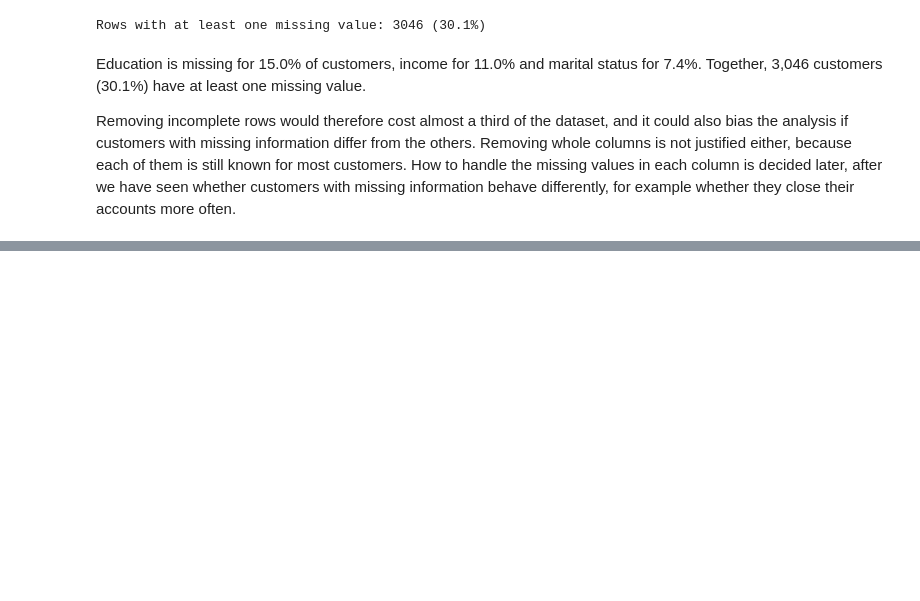
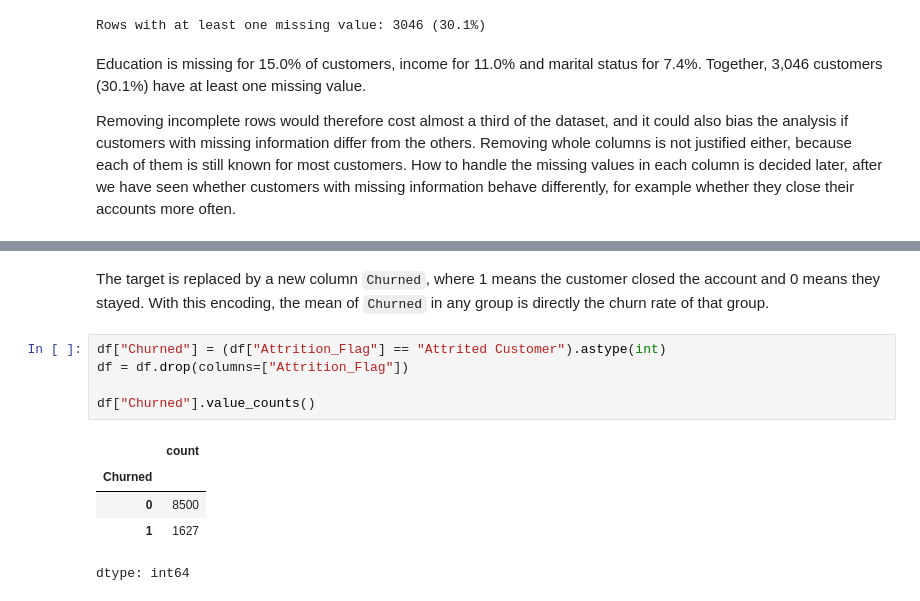
Before and after one commit to d3m1d0s/FoML_projects, a Jupyter notebook: project_1/bankchurners_eda_clustering.ipynb, the cells around one changed output, grey strips where cells are left out. Saved outputs shown, nothing was run; the diff lists cells and outputs as text; blank space fills up the shorter version.

```diff
--- a/project_1/bankchurners_eda_clustering.ipynb
+++ b/project_1/bankchurners_eda_clustering.ipynb
@@ -246,0 +359,13 @@ Removing incomplete rows would therefore cost almost a third of the dataset, and
+# %% [markdown]
+The target is replaced by a new column `Churned`, where 1 means the customer closed the account and 0 means they stayed. With this encoding, the mean of `Churned` in any group is directly the churn rate of that group.
+# %%
+df["Churned"] = (df["Attrition_Flag"] == "Attrited Customer").astype(int)
+df = df.drop(columns=["Attrition_Flag"])
+
+df["Churned"].value_counts()
+# %% [output]
+|  | count |
+| Churned |  |
+| 0 | 8500 |
+| 1 | 1627 |
+dtype: int64
```
Also changed, not shown: parts of 15 cells of this notebook.
